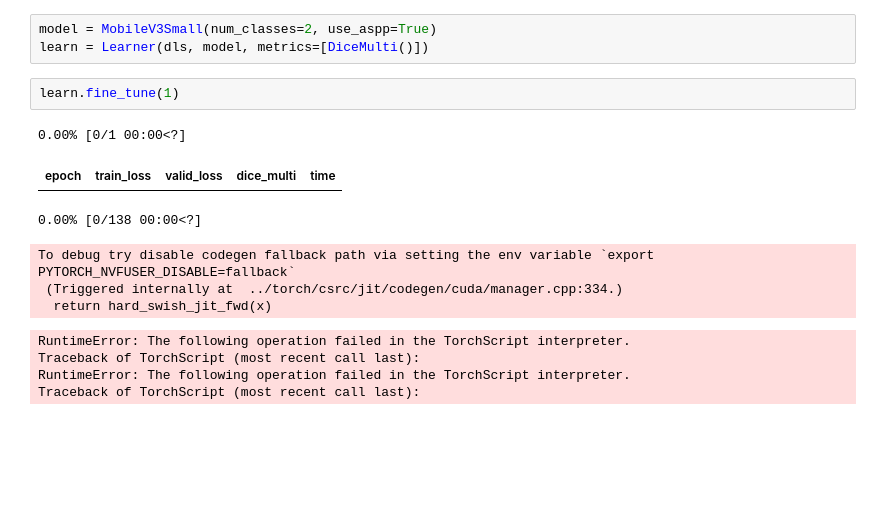
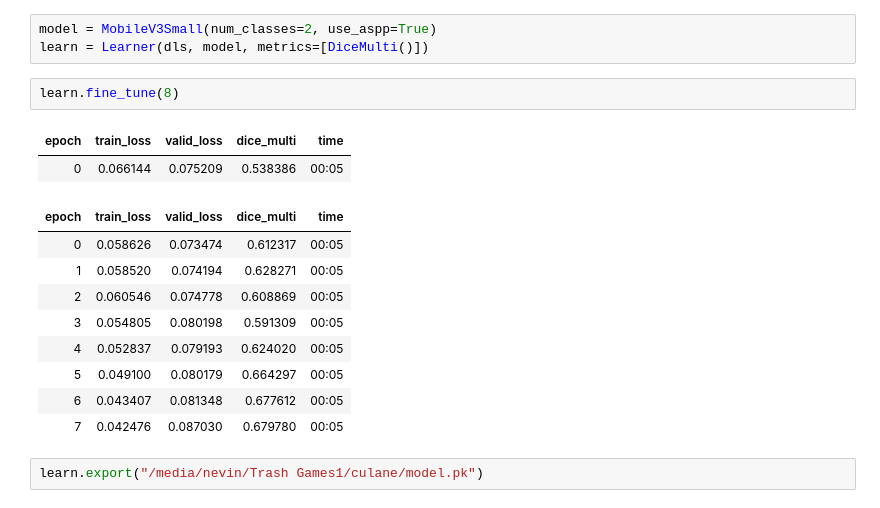
Before and after one commit to nevinpuri/slam, a Jupyter notebook: augmentation.ipynb, the cells around one changed output. Saved outputs shown, nothing was run; the diff lists cells and outputs as text; blank space fills up the shorter version.

```diff
--- a/augmentation.ipynb
+++ b/augmentation.ipynb
@@ -48,15 +48,18 @@ dls.show_batch(max_n=8)
 model = MobileV3Small(num_classes=2, use_aspp=True)
 learn = Learner(dls, model, metrics=[DiceMulti()])
 # %%
-learn.fine_tune(1)
+learn.fine_tune(8)
 # %% [output]
-0.00% [0/1 00:00<?]
 | epoch | train_loss | valid_loss | dice_multi | time |
+| 0 | 0.066144 | 0.075209 | 0.538386 | 00:05 |
-0.00% [0/138 00:00<?]
-To debug try disable codegen fallback path via setting the env variable `export PYTORCH_NVFUSER_DISABLE=fallback`
- (Triggered internally at  ../torch/csrc/jit/codegen/cuda/manager.cpp:334.)
-  return hard_swish_jit_fwd(x)
-RuntimeError: The following operation failed in the TorchScript interpreter.
-Traceback of TorchScript (most recent call last):
-RuntimeError: The following operation failed in the TorchScript interpreter.
-Traceback of TorchScript (most recent call last):
+| epoch | train_loss | valid_loss | dice_multi | time |
+| 0 | 0.058626 | 0.073474 | 0.612317 | 00:05 |
+| 1 | 0.058520 | 0.074194 | 0.628271 | 00:05 |
+| 2 | 0.060546 | 0.074778 | 0.608869 | 00:05 |
+| 3 | 0.054805 | 0.080198 | 0.591309 | 00:05 |
+| 4 | 0.052837 | 0.079193 | 0.624020 | 00:05 |
+| 5 | 0.049100 | 0.080179 | 0.664297 | 00:05 |
+| 6 | 0.043407 | 0.081348 | 0.677612 | 00:05 |
+| 7 | 0.042476 | 0.087030 | 0.679780 | 00:05 |
+# %%
+learn.export("/media/nevin/Trash Games1/culane/model.pk")
```
Also changed, not shown: parts of 4 cells of this notebook.
